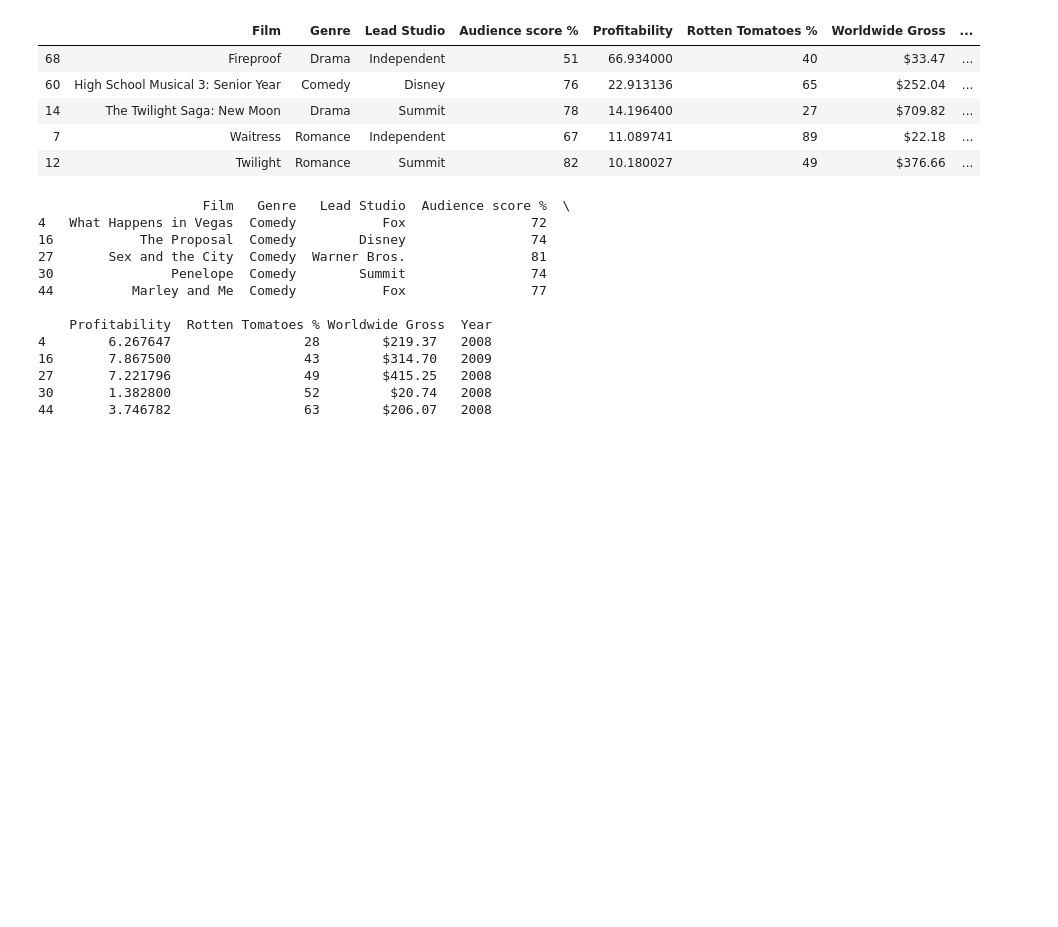
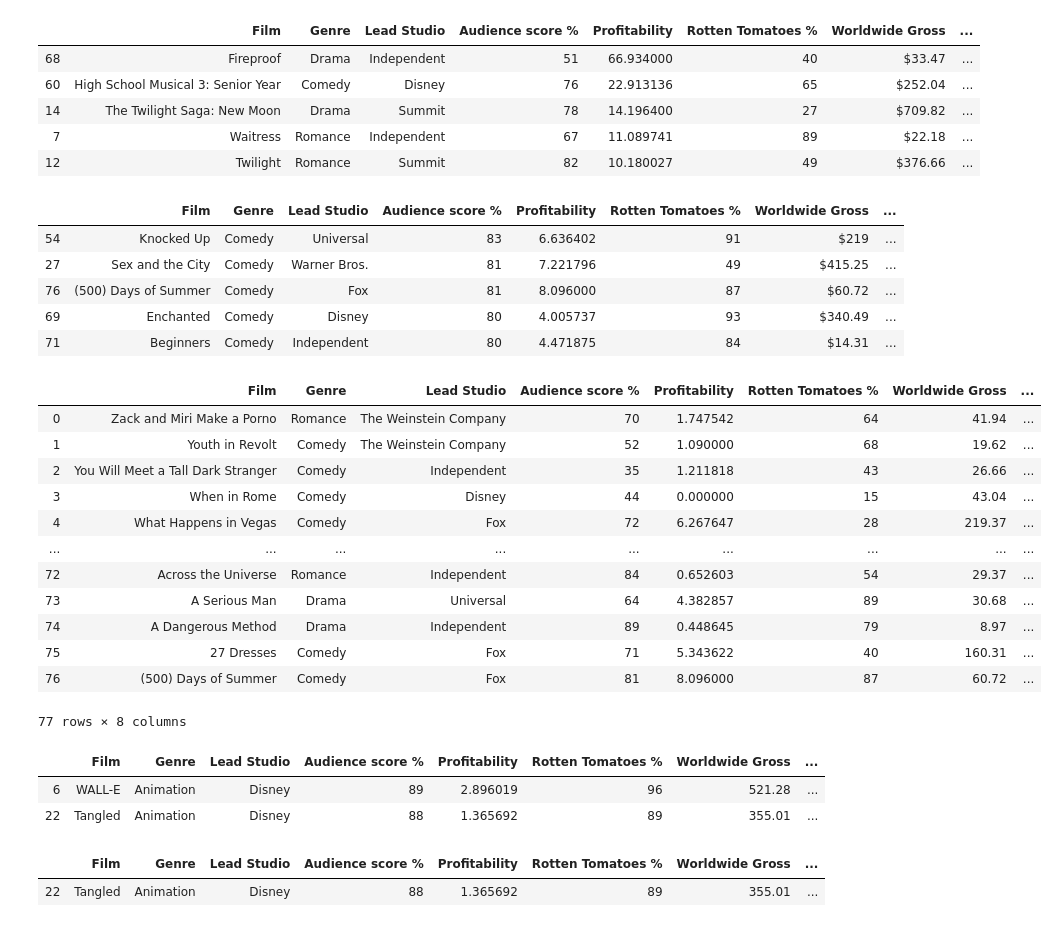
Before and after one commit to arunrock98/Movies_dataset, a Jupyter notebook: movies.ipynb, the cells around one changed output. Saved outputs shown, nothing was run; the diff lists cells and outputs as text; code cells hidden in the pictures; blank space fills up the shorter version.

```diff
--- a/movies.ipynb
+++ b/movies.ipynb
@@ -148,18 +148,47 @@ df.sort_values(by = 'Profitability', ascending = False ).head(5)
 # %%
 # Show the top 5 Comedy movies approved by the audience. (hint : Audience Score)
 Top_5 = df.loc[(df['Genre'] == 'Comedy') & (df['Audience score %'] >70)]
-print(Top_5.head(5))
+Top_5.sort_values(by=['Audience score %'],ascending=False).head(5)
 # %% [output]
-                     Film   Genre   Lead Studio  Audience score %  \
-4   What Happens in Vegas  Comedy           Fox                72
-16           The Proposal  Comedy        Disney                74
-27       Sex and the City  Comedy  Warner Bros.                81
-30               Penelope  Comedy        Summit                74
-44          Marley and Me  Comedy           Fox                77
-
-    Profitability  Rotten Tomatoes % Worldwide Gross  Year
-4        6.267647                 28        $219.37   2008
-16       7.867500                 43        $314.70   2009
-27       7.221796                 49        $415.25   2008
-30       1.382800                 52         $20.74   2008
-44       3.746782                 63        $206.07   2008
+|  | Film | Genre | Lead Studio | Audience score % | Profitability | Rotten Tomatoes % | Worldwide Gross | ... |
+| 54 | Knocked Up | Comedy | Universal | 83 | 6.636402 | 91 | $219 | ... |
+| 27 | Sex and the City | Comedy | Warner Bros. | 81 | 7.221796 | 49 | $415.25 | ... |
+| 76 | (500) Days of Summer | Comedy | Fox | 81 | 8.096000 | 87 | $60.72 | ... |
+| 69 | Enchanted | Comedy | Disney | 80 | 4.005737 | 93 | $340.49 | ... |
+| 71 | Beginners | Comedy | Independent | 80 | 4.471875 | 84 | $14.31 | ... |
+# %%
+world_gross_string = df["Worldwide Gross"].str.replace('$', '')
+
+world_gross_number = pd.to_numeric(world_gross_string)
+world_gross_number
+df["Worldwide Gross"] = world_gross_number
+# %%
+df
+# %% [output]
+|  | Film | Genre | Lead Studio | Audience score % | Profitability | Rotten Tomatoes % | Worldwide Gross | ... |
+| 0 | Zack and Miri Make a Porno | Romance | The Weinstein Company | 70 | 1.747542 | 64 | 41.94 | ... |
+| 1 | Youth in Revolt | Comedy | The Weinstein Company | 52 | 1.090000 | 68 | 19.62 | ... |
+| 2 | You Will Meet a Tall Dark Stranger | Comedy | Independent | 35 | 1.211818 | 43 | 26.66 | ... |
+| 3 | When in Rome | Comedy | Disney | 44 | 0.000000 | 15 | 43.04 | ... |
+| 4 | What Happens in Vegas | Comedy | Fox | 72 | 6.267647 | 28 | 219.37 | ... |
+| ... | ... | ... | ... | ... | ... | ... | ... | ... |
+| 72 | Across the Universe | Romance | Independent | 84 | 0.652603 | 54 | 29.37 | ... |
+| 73 | A Serious Man | Drama | Universal | 64 | 4.382857 | 89 | 30.68 | ... |
+| 74 | A Dangerous Method | Drama | Independent | 89 | 0.448645 | 79 | 8.97 | ... |
+| 75 | 27 Dresses | Comedy | Fox | 71 | 5.343622 | 40 | 160.31 | ... |
+| 76 | (500) Days of Summer | Comedy | Fox | 81 | 8.096000 | 87 | 60.72 | ... |
+77 rows × 8 columns
+# %%
+df[(df["Audience score %"] > 70) & (df["Worldwide Gross"] > 350)& (df["Genre"] == "Animation")]
+# %% [output]
+|  | Film | Genre | Lead Studio | Audience score % | Profitability | Rotten Tomatoes % | Worldwide Gross | ... |
+| 6 | WALL-E | Animation | Disney | 89 | 2.896019 | 96 | 521.28 | ... |
+| 22 | Tangled | Animation | Disney | 88 | 1.365692 | 89 | 355.01 | ... |
+# %%
+#Top 3 high gross Romance movies produced by Disney after 2008
+
+High_gross = df[(df["Genre"] == "Animation") & (df["Lead Studio"] == "Disney") & (df["Year"] > 2008)]
+High_gross.sort_values(by=["Worldwide Gross"]).tail(1)
+# %% [output]
+|  | Film | Genre | Lead Studio | Audience score % | Profitability | Rotten Tomatoes % | Worldwide Gross | ... |
+| 22 | Tangled | Animation | Disney | 88 | 1.365692 | 89 | 355.01 | ... |
```
Also changed, not shown: parts of 6 cells of this notebook.
